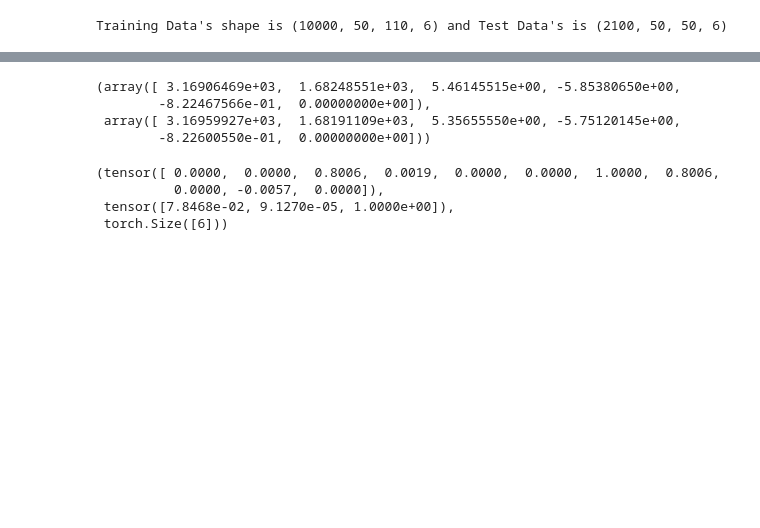
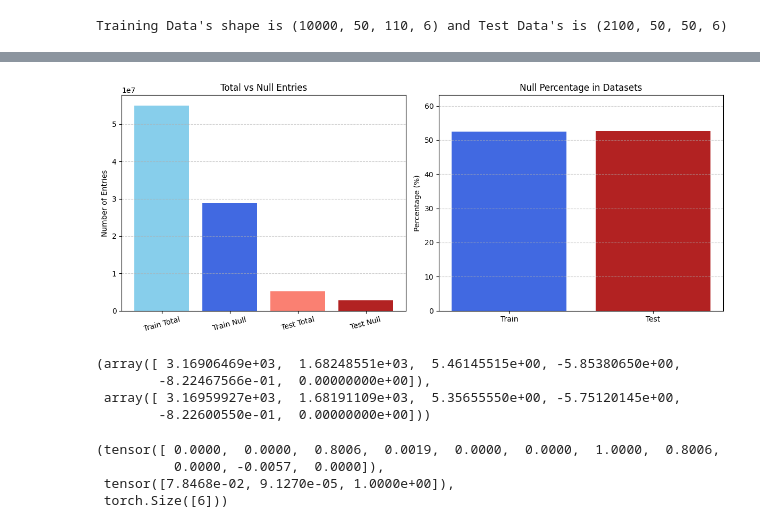
Before and after one commit to Ishushan02/Argoverse-2-Motion-Trajectory-Prediction, a Jupyter notebook: final1.ipynb, the cells around one changed output, grey strips where cells are left out. Saved outputs shown, nothing was run; the diff lists cells and outputs as text; code cells hidden in the pictures; blank space fills up the shorter version.

```diff
--- a/final1.ipynb
+++ b/final1.ipynb
@@ -40,3 +54,35 @@ Training Data's shape is (10000, 50, 110, 6) and Test Data's is (2100, 50, 50, 6
+# %%
+
+total_train_entries = np.prod(trainData.shape[:-1])  # 10000 * 50 * 110
+total_test_entries = np.prod(testData.shape[:-1])    # 2100 * 50 * 50
+train_nulls = np.all(trainData == 0, axis=-1).sum()
+test_nulls = np.all(testData == 0, axis=-1).sum()
+
+train_null_pct = (train_nulls / total_train_entries) * 100
+test_null_pct = (test_nulls / total_test_entries) * 100
+
+plt.figure(figsize=(12, 5))
+
+plt.subplot(1, 2, 1)
+plt.bar(['Train Total', 'Train Null', 'Test Total', 'Test Null'],
+        [total_train_entries, train_nulls, total_test_entries, test_nulls],
+        color=['skyblue', 'royalblue', 'salmon', 'firebrick'])
+plt.title('Total vs Null Entries')
+plt.ylabel('Number of Entries')
+plt.xticks(rotation=15)
+plt.grid(axis='y', linestyle='--', alpha=0.6)
+
+plt.subplot(1, 2, 2)
+plt.bar(['Train', 'Test'], [train_null_pct, test_null_pct], color=['royalblue', 'firebrick'])
+plt.title('Null Percentage in Datasets')
+plt.ylabel('Percentage (%)')
+plt.ylim(0, max(train_null_pct, test_null_pct) * 1.2)
+plt.grid(axis='y', linestyle='--', alpha=0.6)
+
+plt.tight_layout()
+plt.show()
+# %% [output]
+[figure, added]
 # %%
 class WindowedNormalizedDataset(Dataset):
     def __init__(self, data, scale=10.0):
```
Also changed, not shown: parts of 4 cells of this notebook, 2 other files.
